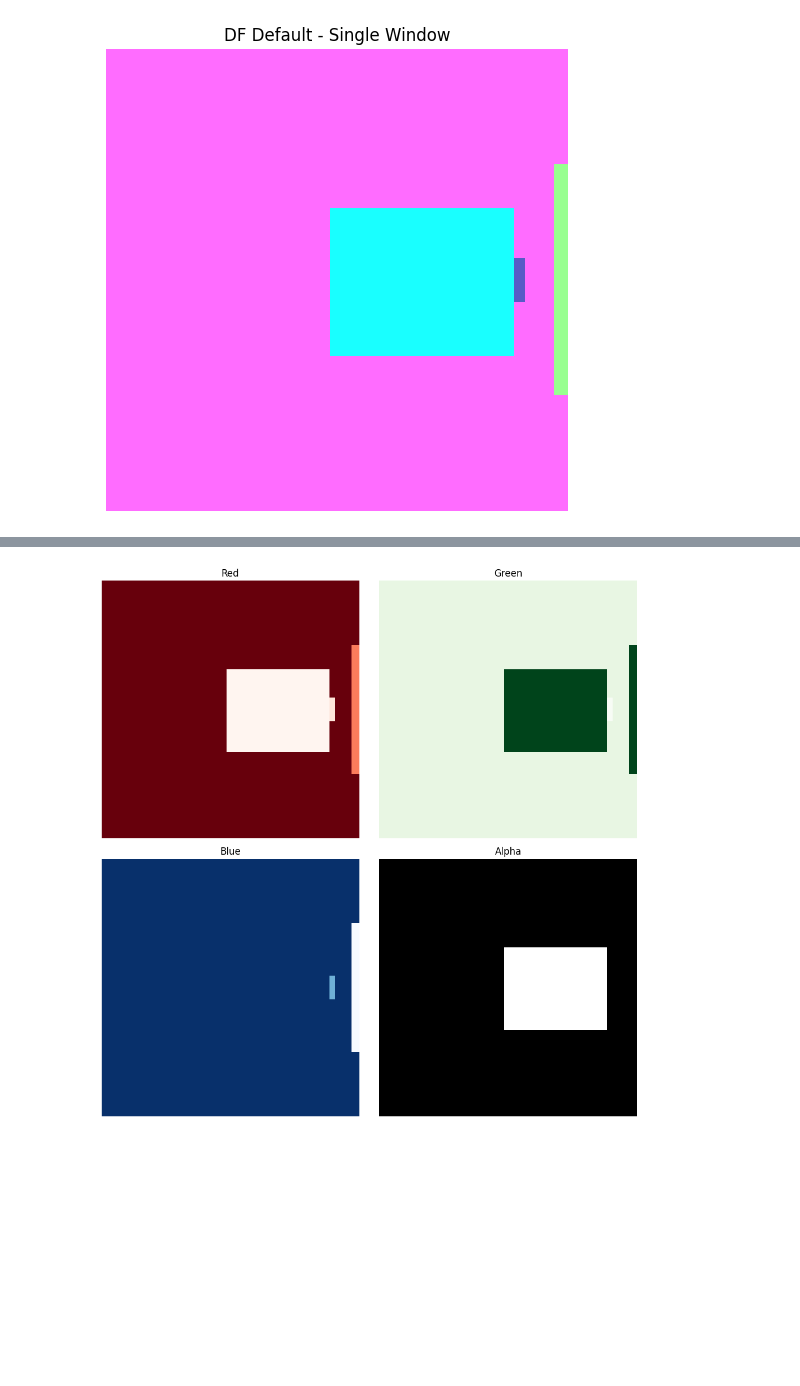
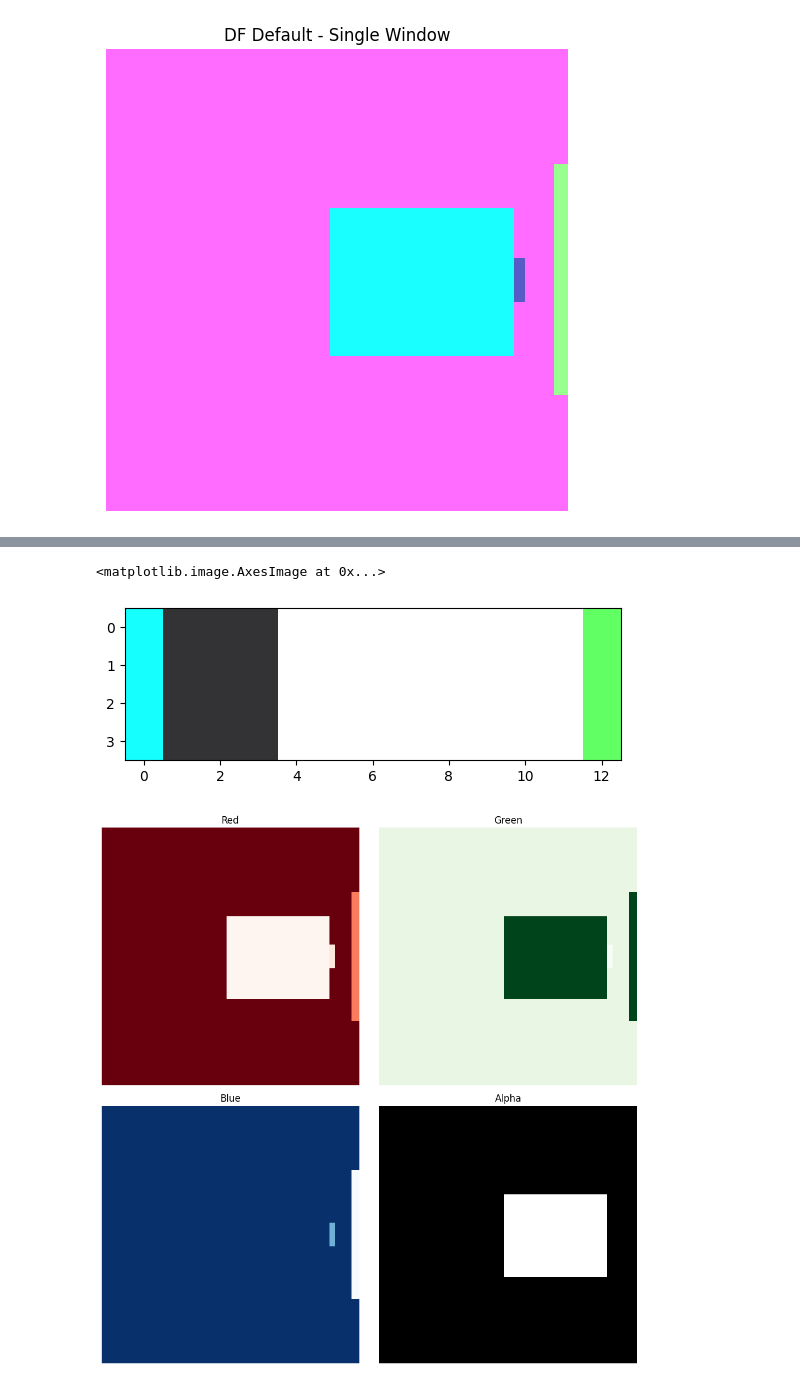
Before and after one commit to upskiller-xyz/server_encoder, a Jupyter notebook: example/demo.ipynb, the cells around one changed output, grey strips where cells are left out. Saved outputs shown, nothing was run; the diff lists cells and outputs as text; code cells hidden in the pictures; blank space fills up the shorter version.

```diff
--- a/example/demo.ipynb
+++ b/example/demo.ipynb
@@ -47,3 +107,8 @@ else:
+# %%
+plt.imshow(img_array[56:60, 112:125])
+# %% [output]
+<matplotlib.image.AxesImage at 0x...>
+[figure, added]
 # %%
 utils.show_individual_channels("encoded_df_default")
 # %% [output]
```
Also changed, not shown: parts of 4 cells of this notebook, 5 other files.
